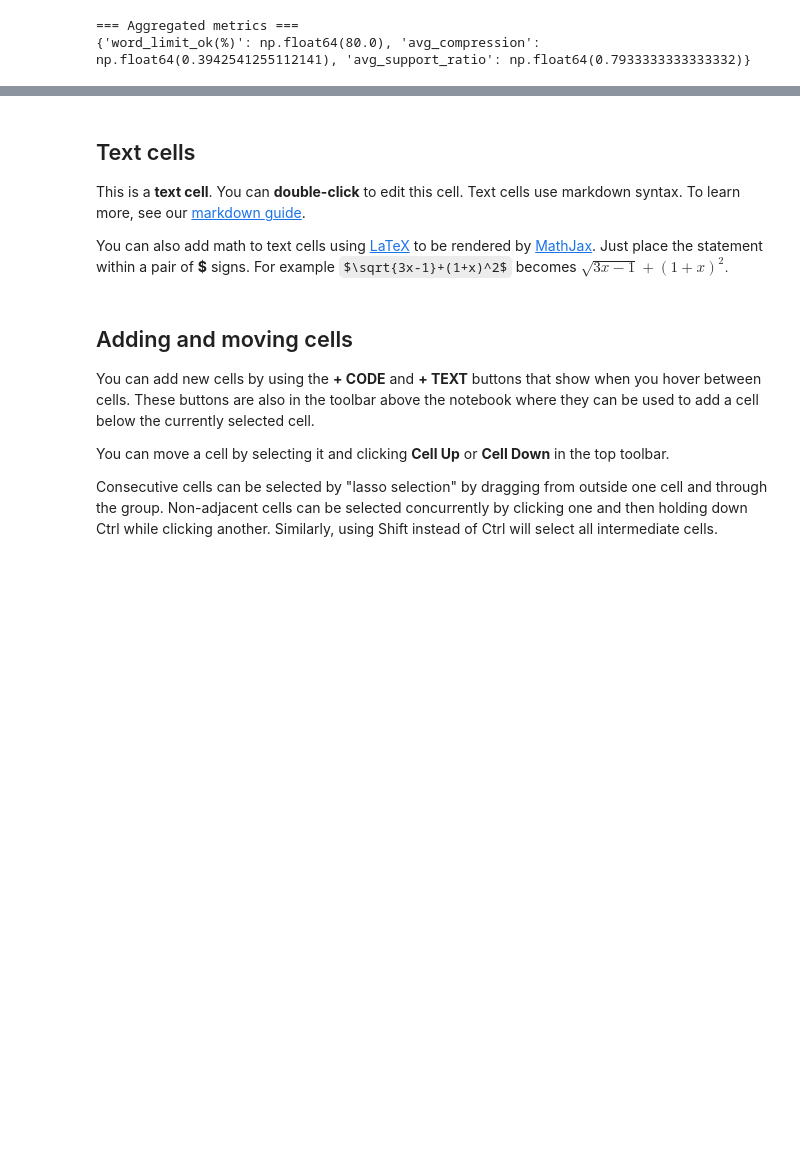
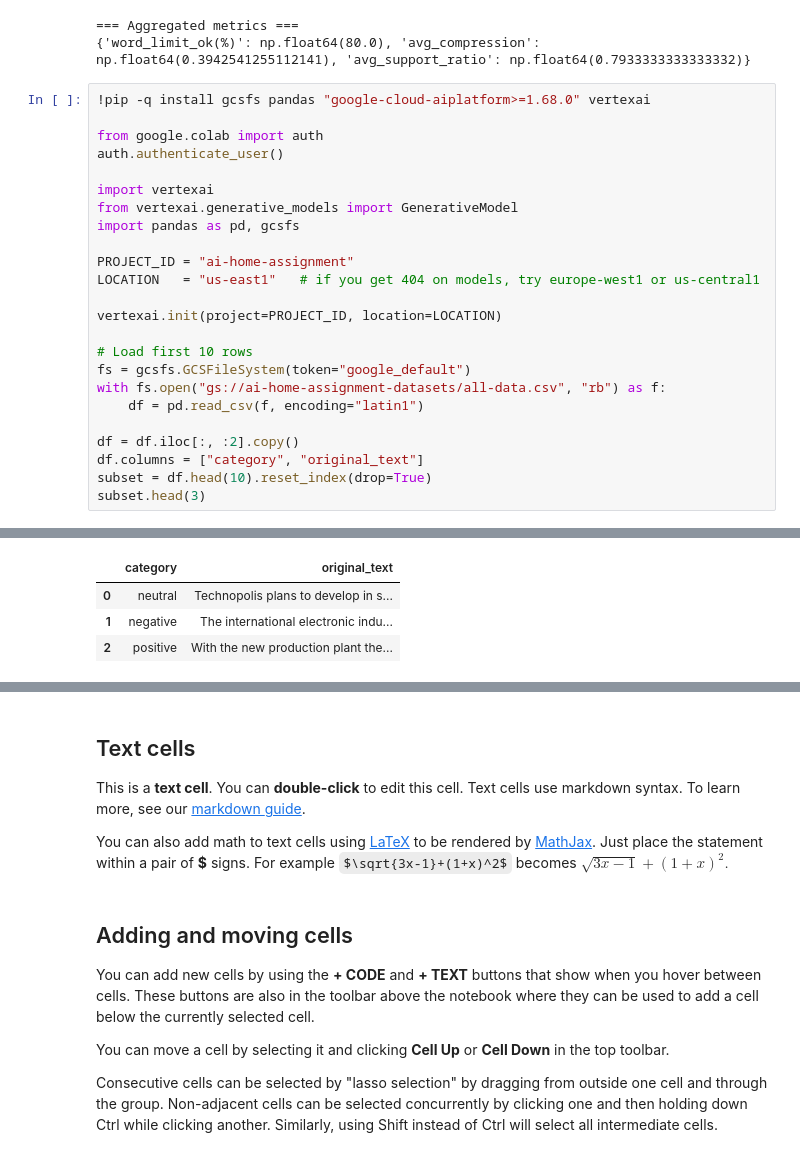
Before and after one commit to jorisjose/ai-home-assignment, a Jupyter notebook: notebooks/Overview_of_Colaboratory_Features.ipynb, the cells around one changed output, grey strips where cells are left out. Saved outputs shown, nothing was run; the diff lists cells and outputs as text; blank space fills up the shorter version.

```diff
--- a/notebooks/Overview_of_Colaboratory_Features.ipynb
+++ b/notebooks/Overview_of_Colaboratory_Features.ipynb
@@ -671,3 +671,28 @@ WARNING: google-cloud-aiplatform 1.71.1 does not provide the extra 'all'
 | 9 | positive | TeliaSonera TLSN said the offer i... | TeliaSonera's offer will increase... | 1 | 0.410112 | 1.000000 |
 === Aggregated metrics ===
 {'word_limit_ok(%)': np.float64(80.0), 'avg_compression': np.float64(0.3942541255112141), 'avg_support_ratio': np.float64(0.7933333333333332)}
+# %%
+!pip -q install gcsfs pandas "google-cloud-aiplatform>=1.68.0" vertexai
+
+from google.colab import auth
+auth.authenticate_user()
+
+import vertexai
+from vertexai.generative_models import GenerativeModel
+import pandas as pd, gcsfs
+
+PROJECT_ID = "ai-home-assignment"
+LOCATION   = "us-east1"   # if you get 404 on models, try europe-west1 or us-central1
+
+vertexai.init(project=PROJECT_ID, location=LOCATION)
+
+# Load first 10 rows
+fs = gcsfs.GCSFileSystem(token="google_default")
+with fs.open("gs://ai-home-assignment-datasets/all-data.csv", "rb") as f:
+    df = pd.read_csv(f, encoding="latin1")
+
+df = df.iloc[:, :2].copy()
+df.columns = ["category", "original_text"]
+subset = df.head(10).reset_index(drop=True)
+subset.head(3)
+# %% [output]
@@ -673,0 +700,4 @@ WARNING: google-cloud-aiplatform 1.71.1 does not provide the extra 'all'
+|  | category | original_text |
+| 0 | neutral | Technopolis plans to develop in s... |
+| 1 | negative | The international electronic indu... |
+| 2 | positive | With the new production plant the... |
```
Also changed, not shown: parts of 7 cells of this notebook.
